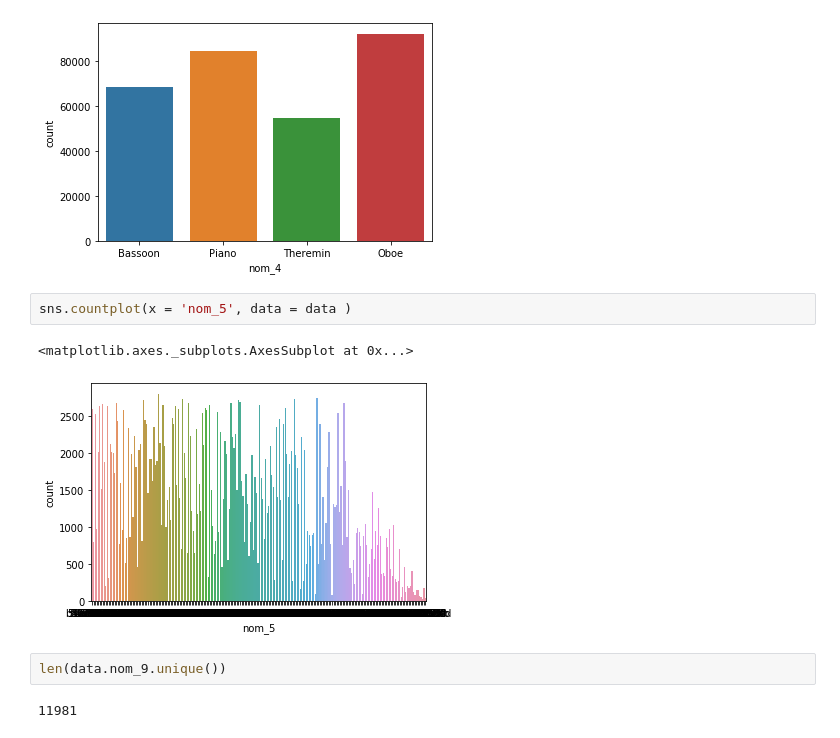
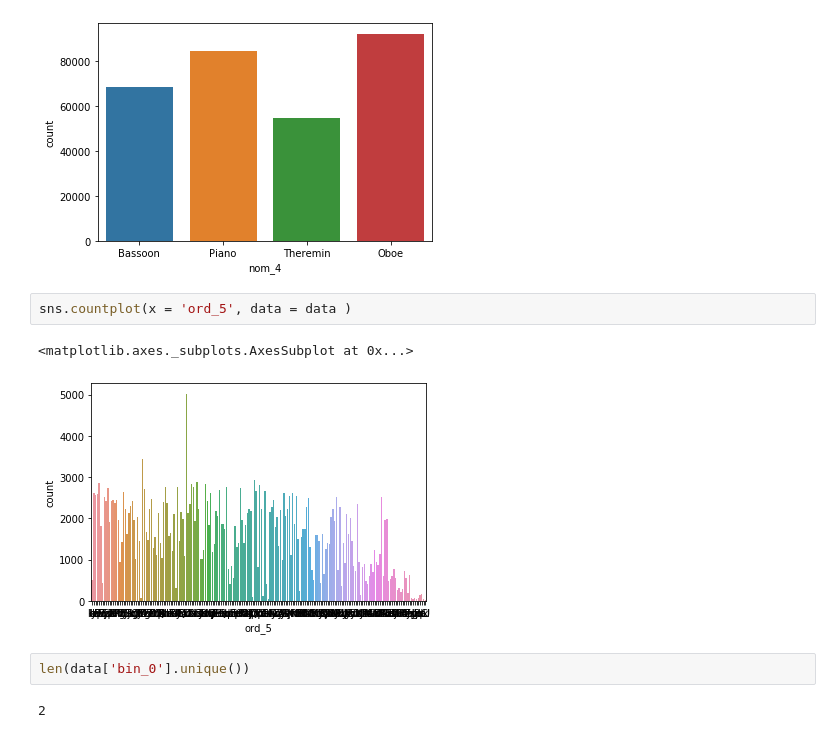
Before and after one commit to Younes-Charfaoui/ML-Projects, a Jupyter notebook: ca_in_data/Cat in Data.ipynb, the cells around one changed output. Cells and saved outputs as stored; diff of their text form.

```diff
--- a/ca_in_data/Cat in Data.ipynb
+++ b/ca_in_data/Cat in Data.ipynb
@@ -126,11 +127,11 @@ sns.countplot(x = 'nom_4', data = data )
 <matplotlib.axes._subplots.AxesSubplot at 0x...>
 [figure]
 # %%
-sns.countplot(x = 'nom_5', data = data )
+sns.countplot(x = 'ord_5', data = data )
 # %% [output]
 <matplotlib.axes._subplots.AxesSubplot at 0x...>
-[figure, old version]
+[figure, new version]
 # %%
-len(data.nom_9.unique())
+len(data['bin_0'].unique())
 # %% [output]
-11981
+2
```
Also changed, not shown: parts of 19 cells of this notebook.
